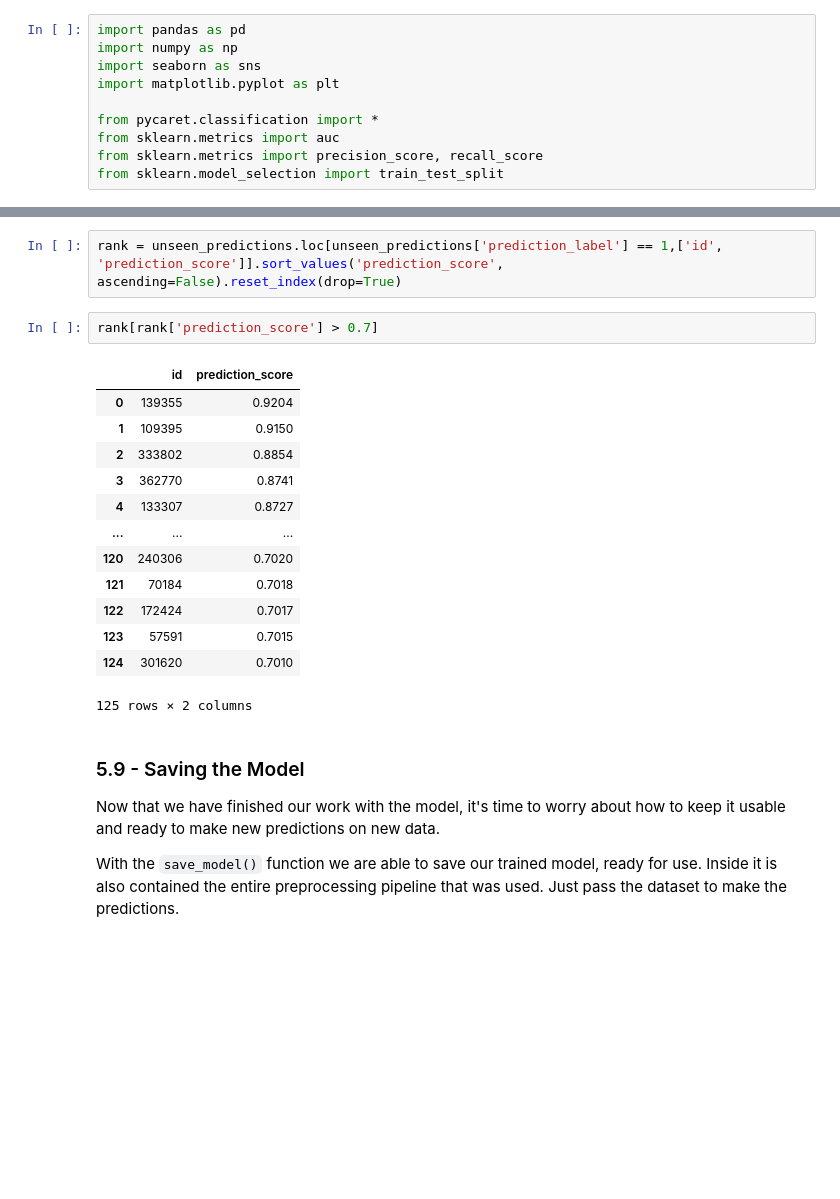
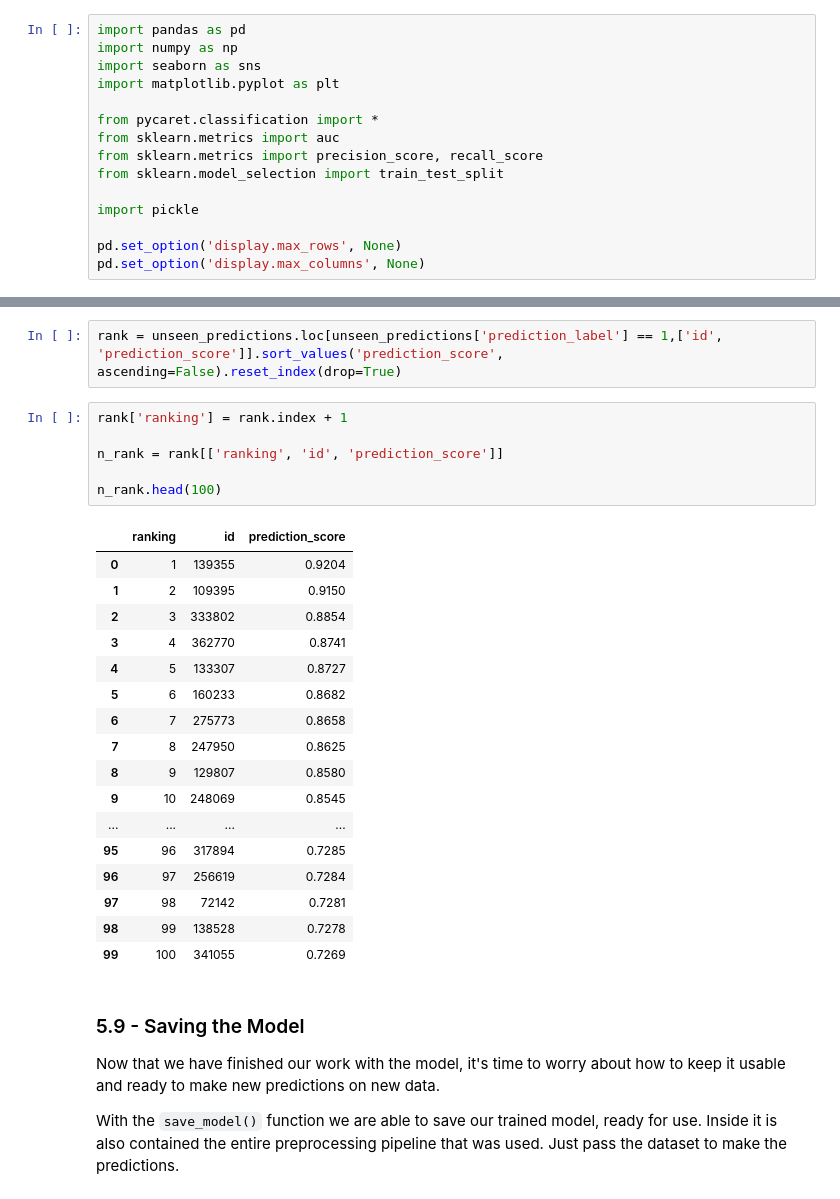
Before and after one commit to kubohenrique/health_insurance, a Jupyter notebook: Notebooks/ciclo01.ipynb, the cells around one changed output, grey strips where cells are left out. Cells and saved outputs as stored; diff of their text form; blank space fills up the shorter version.

```diff
--- a/Notebooks/ciclo01.ipynb
+++ b/Notebooks/ciclo01.ipynb
@@ -45,6 +45,11 @@ from pycaret.classification import *
 from sklearn.metrics import auc
 from sklearn.metrics import precision_score, recall_score
 from sklearn.model_selection import train_test_split
+
+import pickle
+
+pd.set_option('display.max_rows', None)
+pd.set_option('display.max_columns', None)
 # %% [markdown]
 ### 0.2 - Helper Functions
 # %%
@@ -733,22 +738,30 @@ unseen_predictions.shape
 (76222, 14)
 # %%
 rank = unseen_predictions.loc[unseen_predictions['prediction_label'] == 1,['id', 'prediction_score']].sort_values('prediction_score', ascending=False).reset_index(drop=True)
-# %%
-rank[rank['prediction_score'] > 0.7]
-# %% [output]
-|  | id | prediction_score |
-| 0 | 139355 | 0.9204 |
-| 1 | 109395 | 0.9150 |
-| 2 | 333802 | 0.8854 |
-| 3 | 362770 | 0.8741 |
-| 4 | 133307 | 0.8727 |
-| ... | ... | ... |
-| 120 | 240306 | 0.7020 |
-| 121 | 70184 | 0.7018 |
-| 122 | 172424 | 0.7017 |
-| 123 | 57591 | 0.7015 |
-| 124 | 301620 | 0.7010 |
-125 rows × 2 columns
+# %%
+rank['ranking'] = rank.index + 1
+
+n_rank = rank[['ranking', 'id', 'prediction_score']]
+
+n_rank.head(100)
+# %% [output]
+|  | ranking | id | prediction_score |
+| 0 | 1 | 139355 | 0.9204 |
+| 1 | 2 | 109395 | 0.9150 |
+| 2 | 3 | 333802 | 0.8854 |
+| 3 | 4 | 362770 | 0.8741 |
+| 4 | 5 | 133307 | 0.8727 |
+| 5 | 6 | 160233 | 0.8682 |
+| 6 | 7 | 275773 | 0.8658 |
+| 7 | 8 | 247950 | 0.8625 |
+| 8 | 9 | 129807 | 0.8580 |
+| 9 | 10 | 248069 | 0.8545 |
+| ... | ... | ... | ... |
+| 95 | 96 | 317894 | 0.7285 |
+| 96 | 97 | 256619 | 0.7284 |
+| 97 | 98 | 72142 | 0.7281 |
+| 98 | 99 | 138528 | 0.7278 |
+| 99 | 100 | 341055 | 0.7269 |
 # %% [markdown]
 ### 5.9 - Saving the Model
 
```
Also changed, not shown: parts of 3 cells of this notebook, 2 other files.
